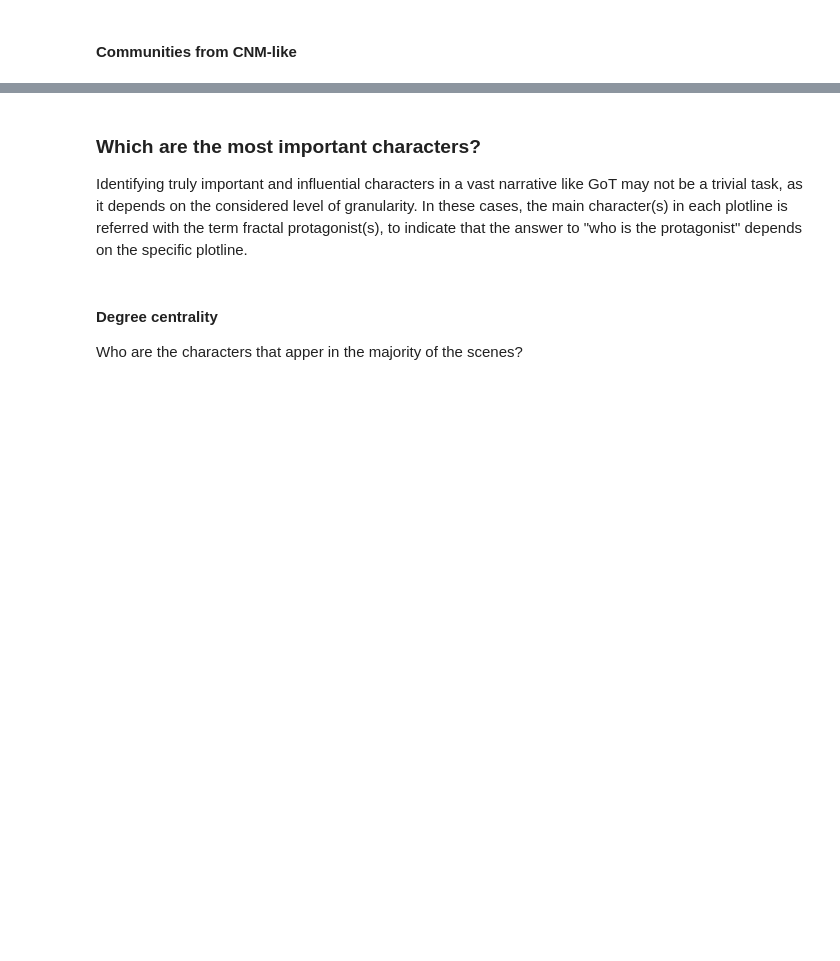
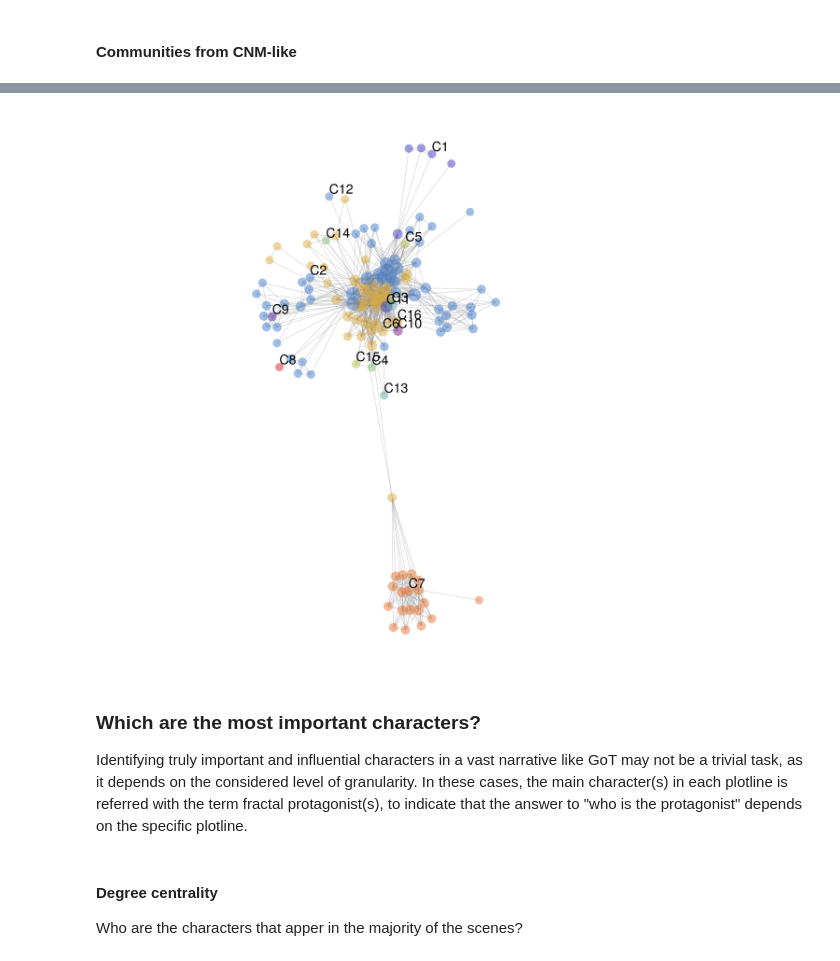
Before and after one commit to pszufe/SimpleHypergraphs.jl, a Jupyter notebook: tutorials/basics/A case study - Game of Thrones.ipynb, the cells around one changed output, grey strips where cells are left out. Drawn from its saved outputs; the diff is of its cells as text; code cells hidden in the pictures; blank space fills up the shorter version.

```diff
--- a/tutorials/basics/A case study - Game of Thrones.ipynb
+++ b/tutorials/basics/A case study - Game of Thrones.ipynb
@@ -383,3 +393,18 @@ Compose.Context(BBox{l,t,r,b,w,h = 0.0w,0.0h, 1.0w,1.0h, 1.0w,1.0h}, Compose.Uni
+# %%
+fig = Figure(size = (600, 600))
+ax  = Axis(fig[1, 1]; aspect = DataAspect())
+hidedecorations!(ax)
+hidespines!(ax)
+graphplot!(ax, t;
+    node_size = dsize,
+    nlabels = cnm_labels,
+    node_color=get_color.(1:Graphs.nv(t), Ref(cnm_comms.bp), Ref(my_colors)),
+    edge_width = 0.5,
+    edge_color = RGBA(0.5, 0.5, 0.5, 0.4)
+)
+fig
+# %% [output]
+[figure, added]
 # %% [markdown]
 ### Which are the most important characters?
 Identifying truly important and influential characters in a vast narrative like GoT may not be a trivial task, as it depends on the considered level of granularity. In these cases, the main character(s) in each plotline is referred with the term fractal protagonist(s), to indicate that the answer to "who is the protagonist" depends on the specific plotline.
```
Also changed, not shown: parts of 15 cells of this notebook, 9 other files.
